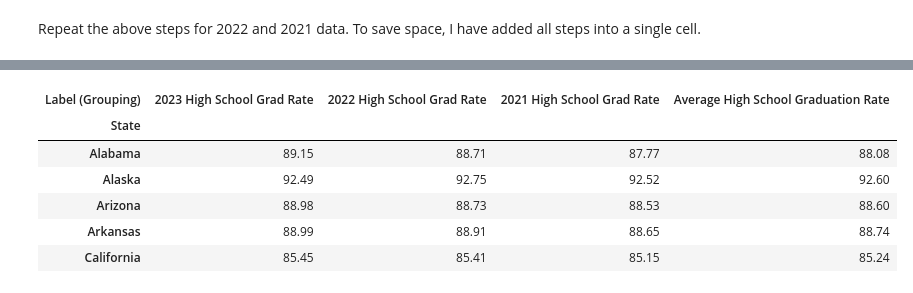
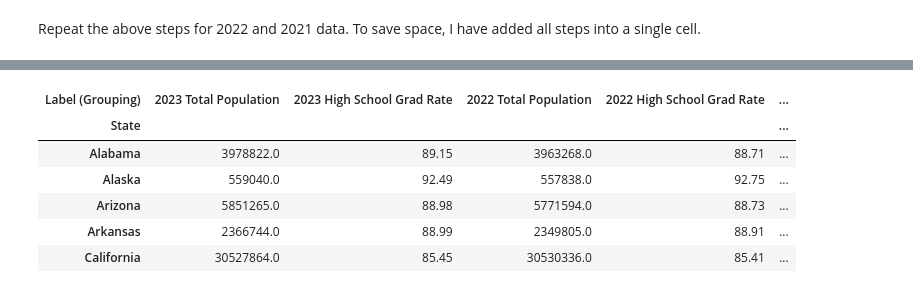
Before and after one commit to kileykarecki/Project-1, a Jupyter notebook: HS_grad_rates.ipynb, the cells around one changed output, grey strips where cells are left out. Saved outputs shown, nothing was run; the diff lists cells and outputs as text; code cells hidden in the pictures.

Commit message:
add avg population

```diff
--- a/HS_grad_rates.ipynb
+++ b/HS_grad_rates.ipynb
@@ -72,8 +72,8 @@ Population 25 years and over                           int64
 dtype: object
 # %%
 # Add columns for totals and the graduation rate
-df_23_int["Total Population"] = 0
-df_23_int["Total High School Graduates"] = 0
+df_23_int["2023 Total Population"] = 0
+df_23_int["2023 Total High School Graduates"] = 0
 df_23_int["2023 High School Grad Rate"] = 0
 
 # Take out white space in column names to avoid errors
@@ -90,9 +90,9 @@ df_23_int.head()
 | California | 3558215 | 1286395 | 1459490 | 464352 | ... |
 # %%
 # Make calculations for empty columns
-df_23_int["Total Population"] = df_23_int["Population 18 to 24 years"] + df_23_int["Population 25 years and over"]
-df_23_int["Total High School Graduates"] = df_23_int["High school graduate (includes equivalency)"] + df_23_int["Some college or associate's degree"] + df_23_int["Bachelor's degree or higher"] + df_23_int["High school graduate or higher"]
-df_23_int["2023 High School Grad Rate"] = round((df_23_int["Total High School Graduates"] / df_23_int["Total Population"])*100,2)
+df_23_int["2023 Total Population"] = df_23_int["Population 18 to 24 years"] + df_23_int["Population 25 years and over"]
+df_23_int["2023 Total High School Graduates"] = df_23_int["High school graduate (includes equivalency)"] + df_23_int["Some college or associate's degree"] + df_23_int["Bachelor's degree or higher"] + df_23_int["High school graduate or higher"]
+df_23_int["2023 High School Grad Rate"] = round((df_23_int["2023 Total High School Graduates"] / df_23_int["2023 Total Population"])*100,2)
 df_23_int.head()
 # %% [output]
 | Label (Grouping) | Population 18 to 24 years | High school graduate (includes eq... | Some college or associate's degree | Bachelor's degree or higher | ... |
@@ -125,17 +125,17 @@ df_22_int = df_22_t.replace(",", "", regex = True)
 df_22_int = df_22_int.astype(int)
 
 # Add columns for totals and the graduation rate
-df_22_int["Total Population"] = 0
-df_22_int["Total High School Graduates"] = 0
+df_22_int["2022 Total Population"] = 0
+df_22_int["2022 Total High School Graduates"] = 0
 df_22_int["2022 High School Grad Rate"] = 0
 
 # Take out white space in column names to avoid errors
 df_22_int.columns = df_22_int.columns.str.strip()
 
 # Make calculations for empty columns
-df_22_int["Total Population"] = df_22_int["Population 18 to 24 years"] + df_22_int["Population 25 years and over"]
-df_22_int["Total High School Graduates"] = df_22_int["High school graduate (includes equivalency)"] + df_22_int["Some college or associate's degree"] + df_22_int["Bachelor's degree or higher"] + df_22_int["High school graduate or higher"]
-df_22_int["2022 High School Grad Rate"] = round((df_22_int["Total High School Graduates"] / df_22_int["Total Population"])*100,2)
+df_22_int["2022 Total Population"] = df_22_int["Population 18 to 24 years"] + df_22_int["Population 25 years and over"]
+df_22_int["2022 Total High School Graduates"] = df_22_int["High school graduate (includes equivalency)"] + df_22_int["Some college or associate's degree"] + df_22_int["Bachelor's degree or higher"] + df_22_int["High school graduate or higher"]
+df_22_int["2022 High School Grad Rate"] = round((df_22_int["2022 Total High School Graduates"] / df_22_int["2022 Total Population"])*100,2)
 
 
 df_22_int.head()
@@ -168,17 +168,17 @@ df_21_int = df_21_t.replace(",", "", regex = True)
 df_21_int = df_21_int.astype(int)
 
 # Add columns for totals and the graduation rate
-df_21_int["Total Population"] = 0
-df_21_int["Total High School Graduates"] = 0
+df_21_int["2021 Total Population"] = 0
+df_21_int["2021 Total High School Graduates"] = 0
 df_21_int["2021 High School Grad Rate"] = 0
 
 # Take out white space in column names to avoid errors
 df_21_int.columns = df_21_int.columns.str.strip()
 
 # Make calculations for empty columns
-df_21_int["Total Population"] = df_21_int["Population 18 to 24 years"] + df_21_int["Population 25 years and over"]
-df_21_int["Total High School Graduates"] = df_21_int["High school graduate (includes equivalency)"] + df_21_int["Some college or associate's degree"] + df_21_int["Bachelor's degree or higher"] + df_21_int["High school graduate or higher"]
-df_21_int["2021 High School Grad Rate"] = round((df_21_int["Total High School Graduates"] / df_21_int["Total Population"])*100,2)
+df_21_int["2021 Total Population"] = df_21_int["Population 18 to 24 years"] + df_21_int["Population 25 years and over"]
+df_21_int["2021 Total High School Graduates"] = df_21_int["High school graduate (includes equivalency)"] + df_21_int["Some college or associate's degree"] + df_21_int["Bachelor's degree or higher"] + df_21_int["High school graduate or higher"]
+df_21_int["2021 High School Grad Rate"] = round((df_21_int["2021 Total High School Graduates"] / df_21_int["2021 Total Population"])*100,2)
 
 
 df_21_int.head()
@@ -193,31 +193,31 @@ df_21_int.head()
 # %%
 # Merge all three data frames using the "State" column and add columns of the graduation rates by year.
 grad_23_22 = pd.merge(df_23_int, df_22_int, on = ["State"])
 
 # Keep only Grad Rates
-keep_columns = ["2023 High School Grad Rate", "2022 High School Grad Rate"]
+keep_columns = ["2023 Total Population", "2023 High School Grad Rate", "2022 Total Population", "2022 High School Grad Rate"]
 filtered_grad_23_22 = grad_23_22[keep_columns]
 
 # Merge again
 all_grad = pd.merge(filtered_grad_23_22, df_21_int, on = ["State"])
 
 # Keep only grad rates
-keep_cols = ["2023 High School Grad Rate", "2022 High School Grad Rate", "2021 High School Grad Rate"]
+keep_cols = ["2023 Total Population", "2023 High School Grad Rate", "2022 Total Population", "2022 High School Grad Rate", "2021 Total Population", "2021 High School Grad Rate"]
 filtered_all_grad = all_grad[keep_cols]
 filtered_all_grad = filtered_all_grad.astype(float)
 
 # Calculate 3-year average
-filtered_all_grad["Average High School Graduation Rate"] = round(filtered_all_grad[["2021 High School Grad Rate", "2022 High School Grad Rate", "2021 High School Grad Rate"]].mean(axis=1), 2)
-
+filtered_all_grad["Average High School Graduation Rate (2021-2023)"] = round(filtered_all_grad[["2021 High School Grad Rate", "2022 High School Grad Rate", "2021 High School Grad Rate"]].mean(axis=1), 2)
+filtered_all_grad["Average Population (2021-2023)"] = filtered_all_grad[["2023 Total Population", "2022 Total Population", "2021 Total Population"]].mean(axis=1).astype("int")
 # Export to CSV for group to use in project
 filtered_all_grad.to_csv("Resources/Average_HS_Grad_Rates.csv", index = True, header = True)
 
 filtered_all_grad.head()
 # %% [output]
-| Label (Grouping) | 2023 High School Grad Rate | 2022 High School Grad Rate | 2021 High School Grad Rate | Average High School Graduation Rate |
-| State |  |  |  |  |
-| Alabama | 89.15 | 88.71 | 87.77 | 88.08 |
-| Alaska | 92.49 | 92.75 | 92.52 | 92.60 |
-| Arizona | 88.98 | 88.73 | 88.53 | 88.60 |
-| Arkansas | 88.99 | 88.91 | 88.65 | 88.74 |
-| California | 85.45 | 85.41 | 85.15 | 85.24 |
+| Label (Grouping) | 2023 Total Population | 2023 High School Grad Rate | 2022 Total Population | 2022 High School Grad Rate | ... |
+| State |  |  |  |  | ... |
+| Alabama | 3978822.0 | 89.15 | 3963268.0 | 88.71 | ... |
+| Alaska | 559040.0 | 92.49 | 557838.0 | 92.75 | ... |
+| Arizona | 5851265.0 | 88.98 | 5771594.0 | 88.73 | ... |
+| Arkansas | 2366744.0 | 88.99 | 2349805.0 | 88.91 | ... |
+| California | 30527864.0 | 85.45 | 30530336.0 | 85.41 | ... |
```
Also changed, not shown: 1 other file.
